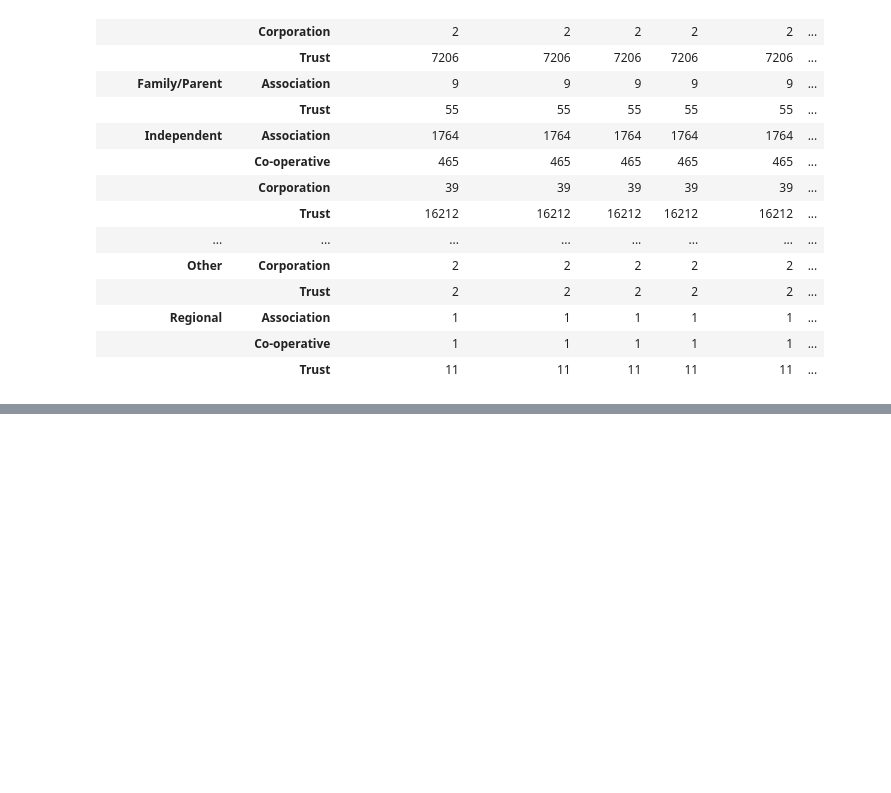
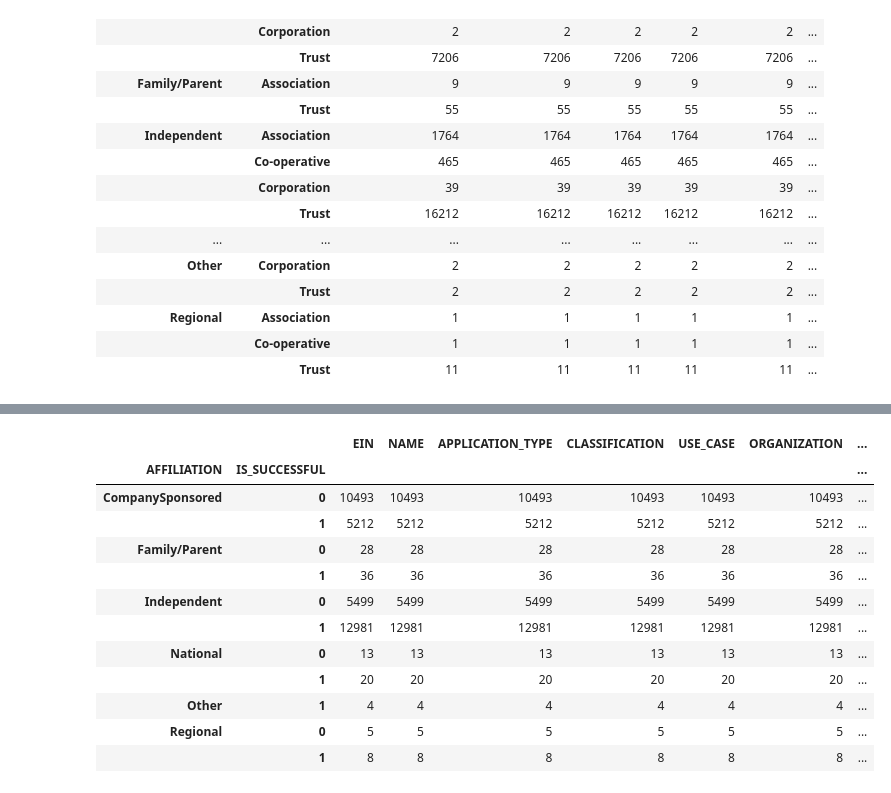
Before and after one commit to juliemcbaker/alphabet_optimization, a Jupyter notebook: AlphabetSoupCharity_Optimization.ipynb, the cells around one changed output, grey strips where cells are left out. Cells and saved outputs as stored; diff of their text form; code cells hidden in the pictures; blank space fills up the shorter version.

```diff
--- a/AlphabetSoupCharity_Optimization.ipynb
+++ b/AlphabetSoupCharity_Optimization.ipynb
@@ -634,0 +699,17 @@ affil_by_orgs
+# %%
+affil_by_success = app_df_3.groupby(['AFFILIATION', 'IS_SUCCESSFUL']).count()
+affil_by_success
+# %% [output]
+|  |  | EIN | NAME | APPLICATION_TYPE | CLASSIFICATION | USE_CASE | ORGANIZATION | ... |
+| AFFILIATION | IS_SUCCESSFUL |  |  |  |  |  |  | ... |
+| CompanySponsored | 0 | 10493 | 10493 | 10493 | 10493 | 10493 | 10493 | ... |
+|  | 1 | 5212 | 5212 | 5212 | 5212 | 5212 | 5212 | ... |
+| Family/Parent | 0 | 28 | 28 | 28 | 28 | 28 | 28 | ... |
+|  | 1 | 36 | 36 | 36 | 36 | 36 | 36 | ... |
+| Independent | 0 | 5499 | 5499 | 5499 | 5499 | 5499 | 5499 | ... |
+|  | 1 | 12981 | 12981 | 12981 | 12981 | 12981 | 12981 | ... |
+| National | 0 | 13 | 13 | 13 | 13 | 13 | 13 | ... |
+|  | 1 | 20 | 20 | 20 | 20 | 20 | 20 | ... |
+| Other | 1 | 4 | 4 | 4 | 4 | 4 | 4 | ... |
+| Regional | 0 | 5 | 5 | 5 | 5 | 5 | 5 | ... |
+|  | 1 | 8 | 8 | 8 | 8 | 8 | 8 | ... |
```
Also changed, not shown: parts of 16 cells of this notebook.
